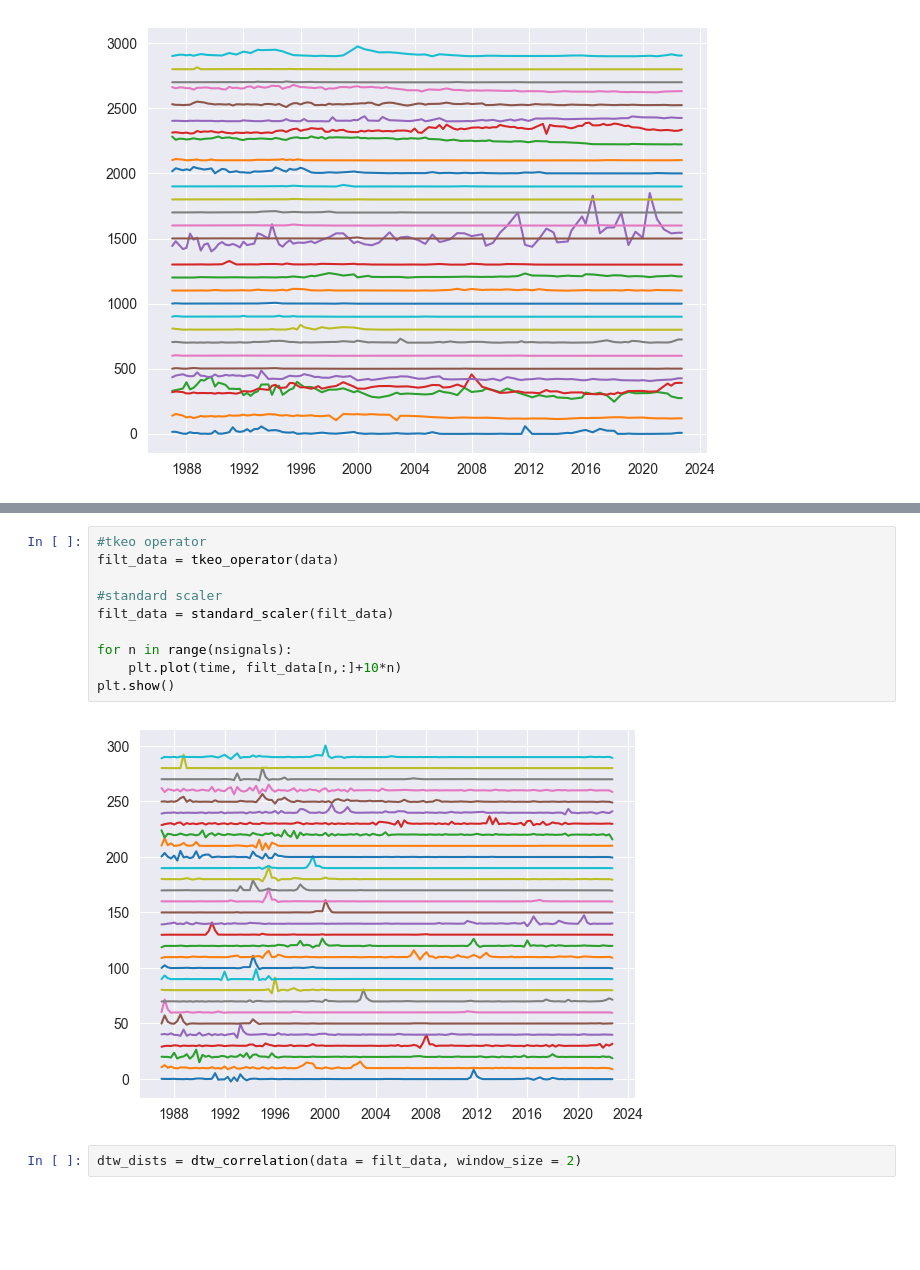
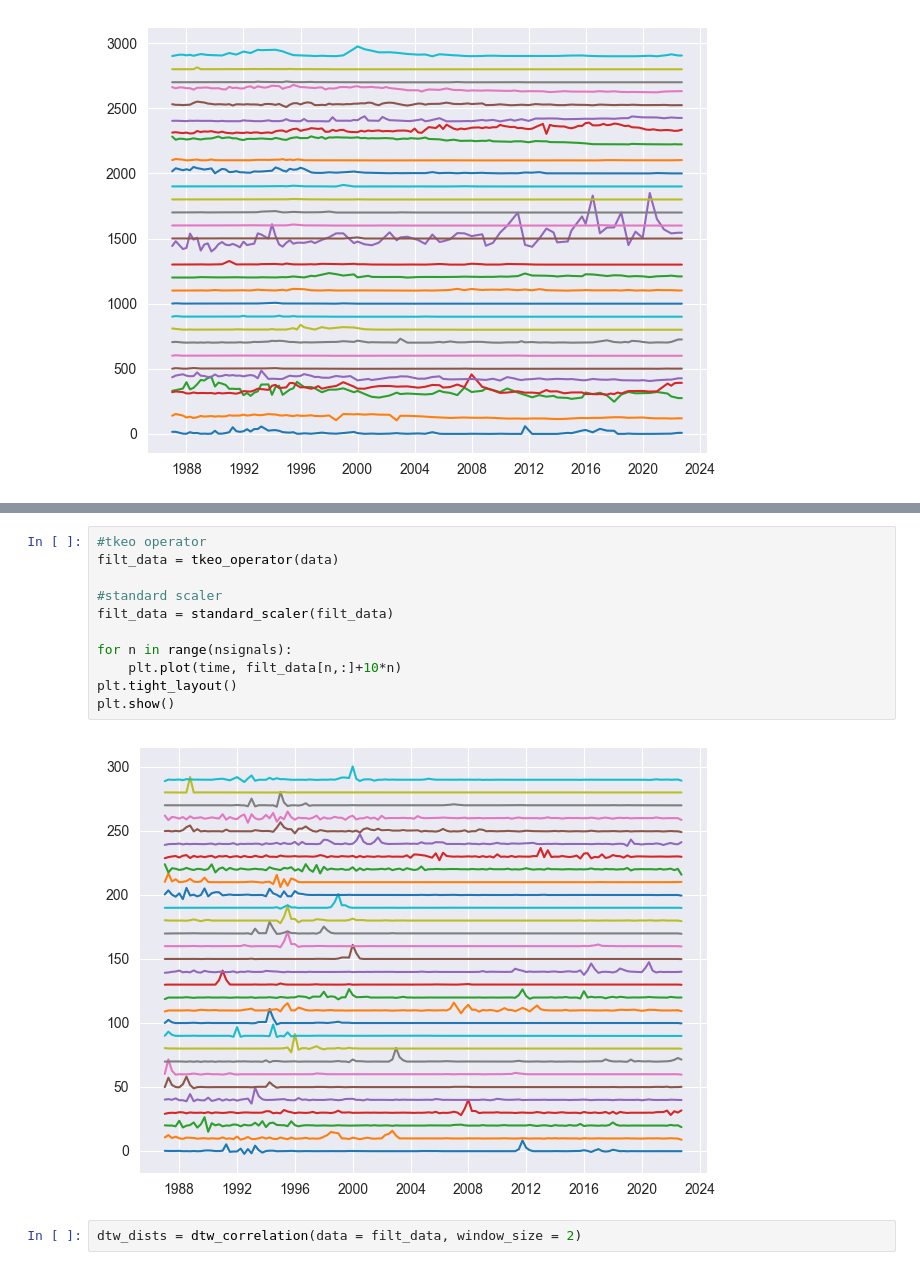
Before and after one commit to YanaCh/nitrateAnalysis, a Jupyter notebook: NitrateDataClustering.ipynb, the cells around one changed output, grey strips where cells are left out. Saved outputs shown, nothing was run; the diff lists cells and outputs as text; blank space fills up the shorter version.

```diff
--- a/NitrateDataClustering.ipynb
+++ b/NitrateDataClustering.ipynb
@@ -387,15 +388,16 @@ plt.show()
 # %%
 #tkeo operator
 filt_data = tkeo_operator(data)
 
 #standard scaler
 filt_data = standard_scaler(filt_data)
 
 for n in range(nsignals):
     plt.plot(time, filt_data[n,:]+10*n)
+plt.tight_layout()
 plt.show()
 # %% [output]
-[figure, old version]
+[figure, new version]
 # %%
 dtw_dists = dtw_correlation(data = filt_data, window_size = 2)
 # %%
```
Also changed, not shown: parts of 6 cells of this notebook.
